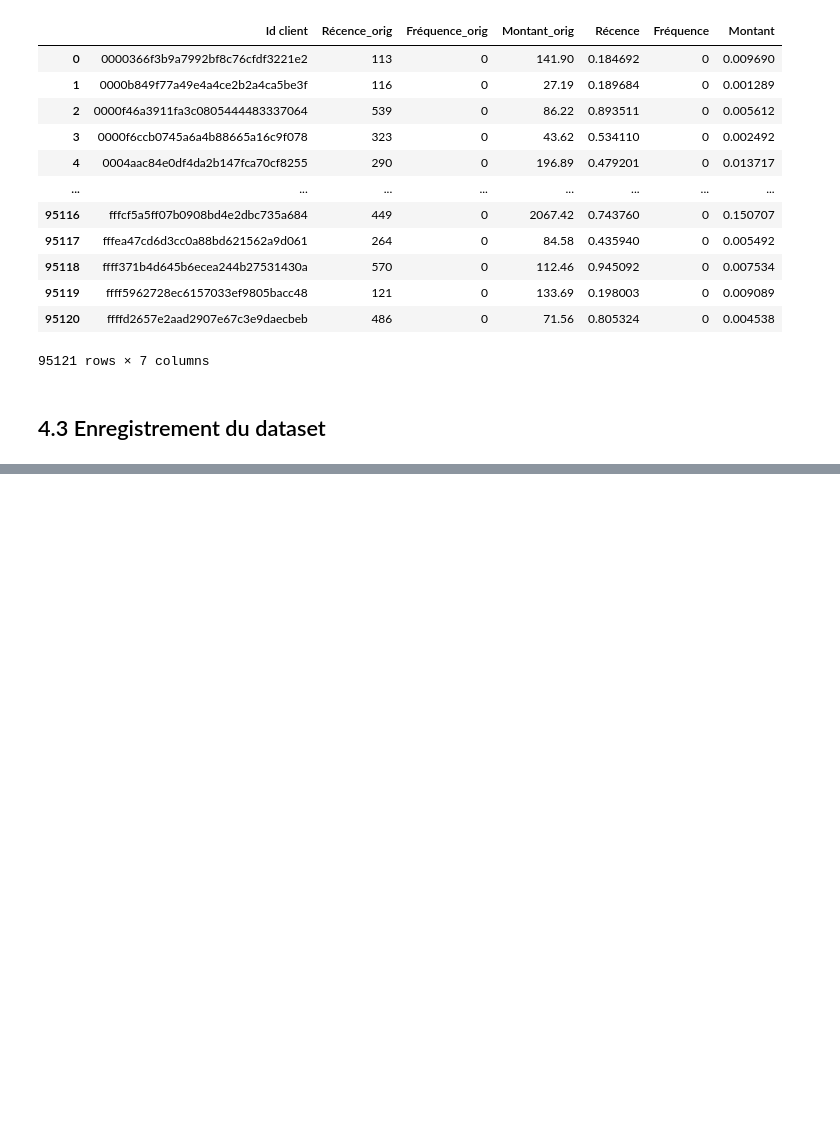
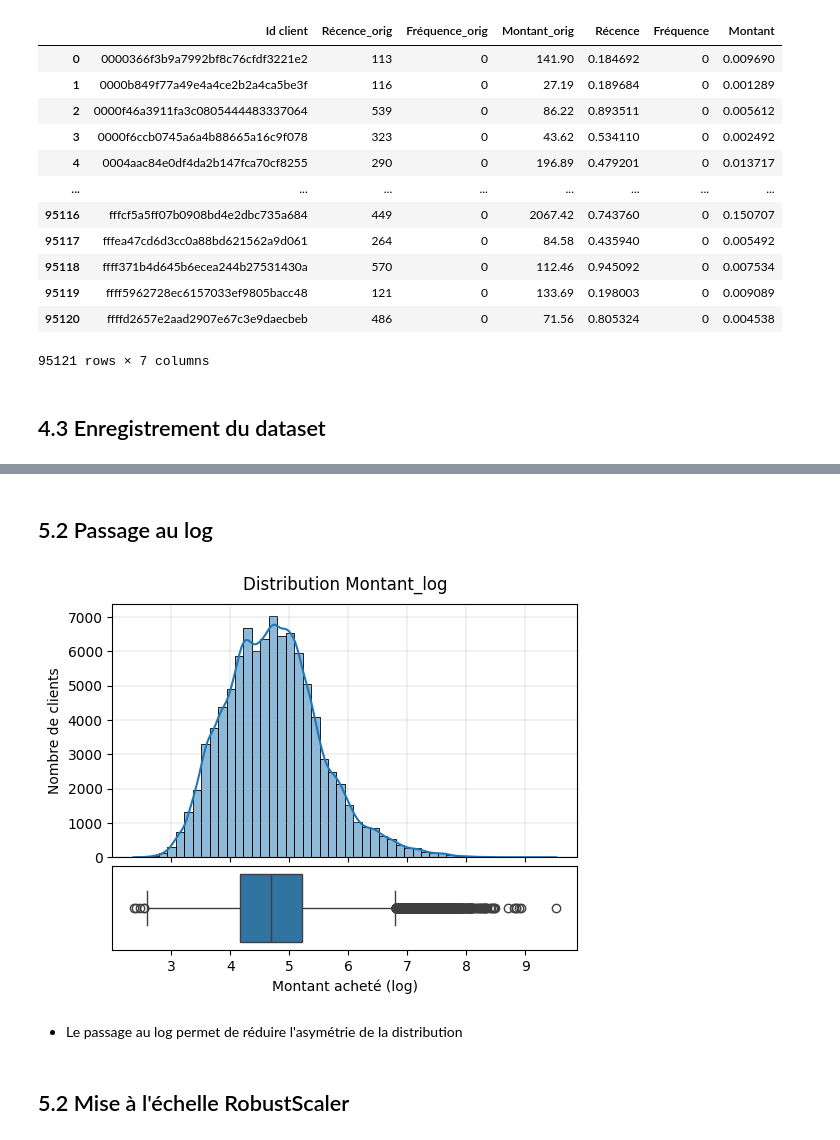
Before and after one commit to Christophe-Aballea/OC_projet5_Segmentez_des_clients_d_un_site_ecommerce, a Jupyter notebook: P05_Notebook2_Feature_ingineering.ipynb, the cells around one changed output, grey strips where cells are left out. Saved outputs shown, nothing was run; the diff lists cells and outputs as text; code cells hidden in the pictures; blank space fills up the shorter version.

Commit message:
Passage au log variable 'Montant'

```diff
--- a/P05_Notebook2_Feature_ingineering.ipynb
+++ b/P05_Notebook2_Feature_ingineering.ipynb
@@ -1431,0 +1442,17 @@ df_features.to_csv('df_features.csv', index=False)
+# %%
+# Sauvegarde de 'df_features'
+df_features_2 = df_features.copy()
+# %% [markdown]
+## 5.2 Passage au log
+# %%
+# Passage au log
+df_features_2['Montant_log'] = np.log1p(df_features_2['Montant_orig'])
+# %%
+# Histogramme et boxplot
+plot_distribution(df_features_2, 'Montant_log', 'Montant acheté (log)', 'Nombre de clients')
+# %% [output]
+[figure, added]
+# %% [markdown]
+* Le passage au log permet de réduire l'asymétrie de la distribution
+# %% [markdown]
+## 5.2 Mise à l'échelle RobustScaler
```
Also changed, not shown: parts of 25 cells of this notebook, 1 other file.
